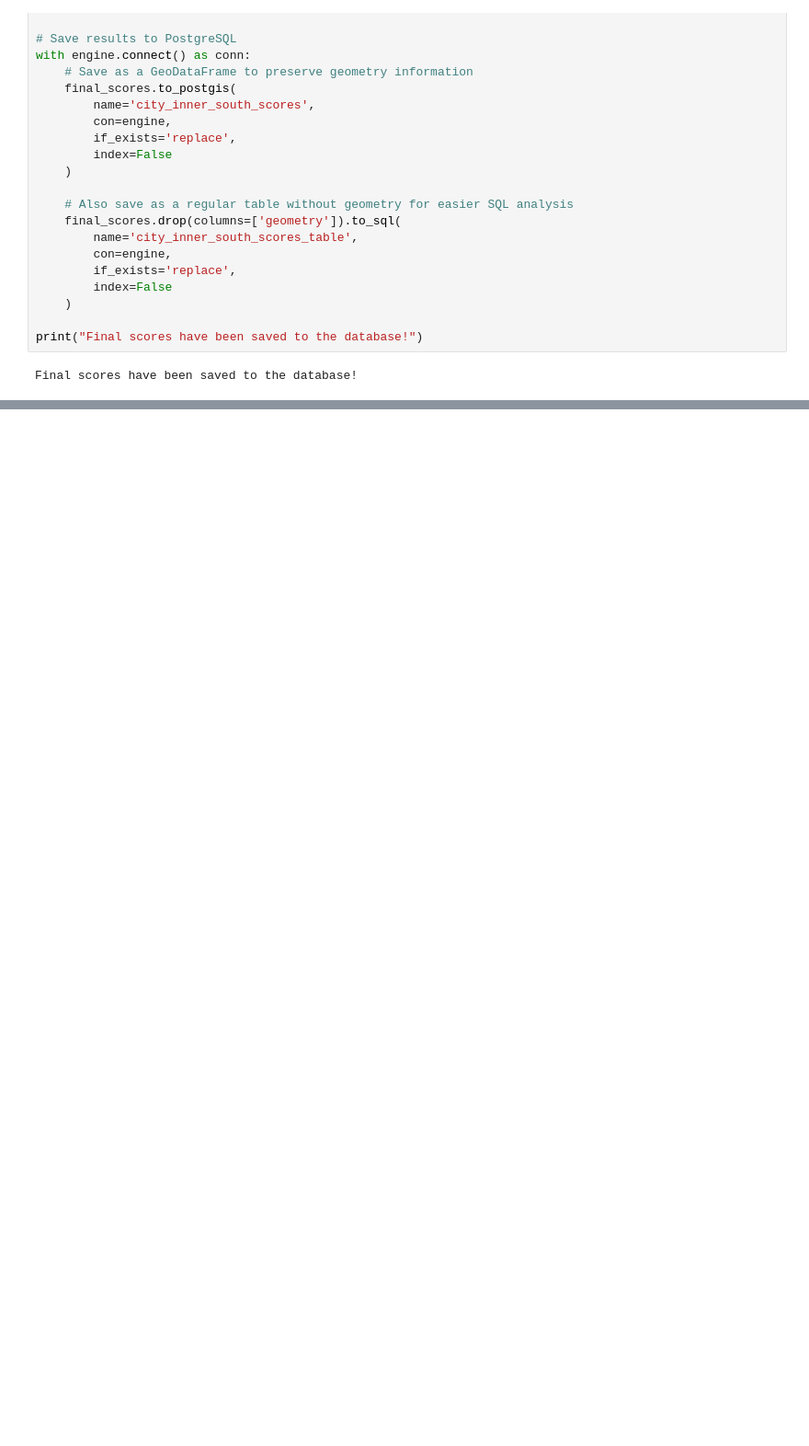
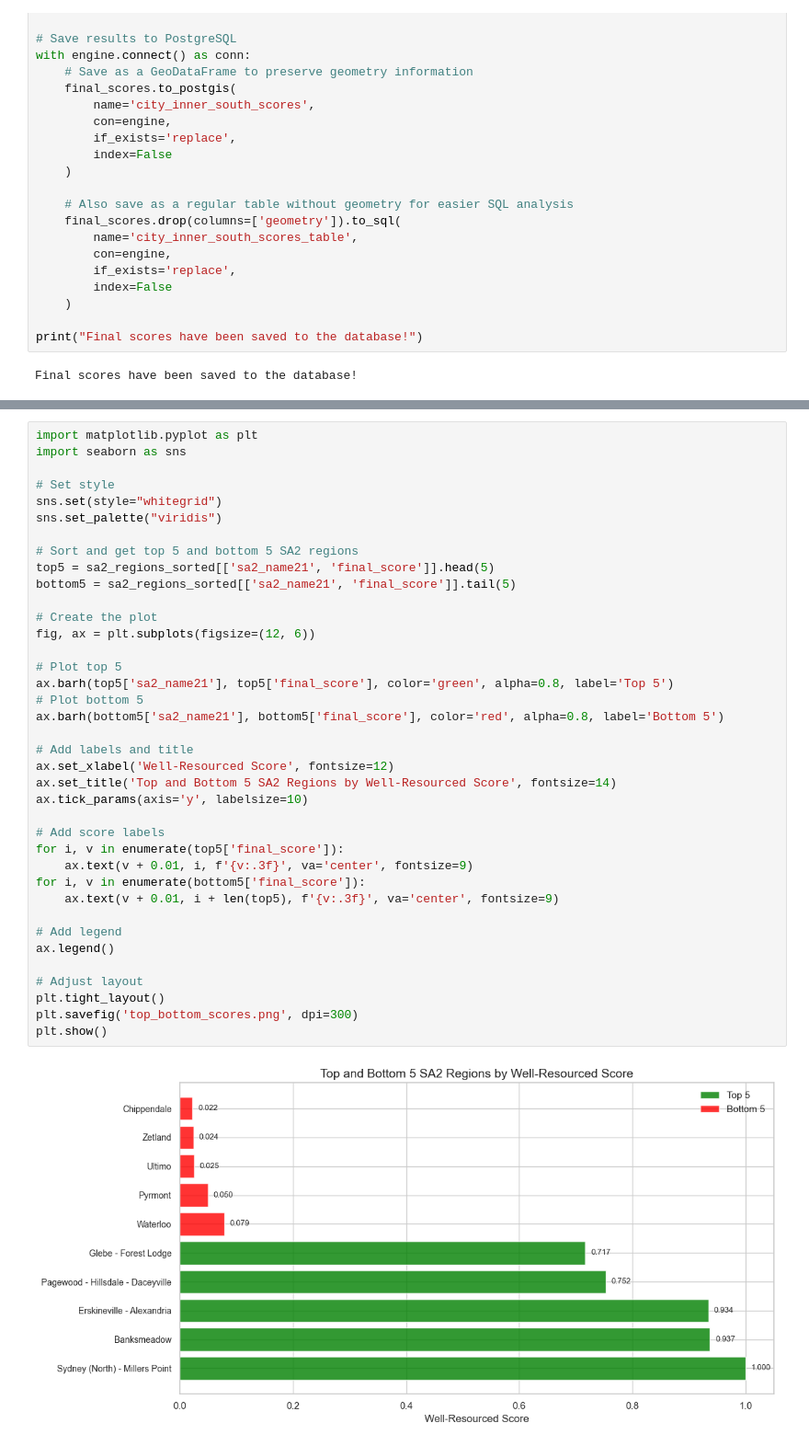
Before and after one commit to Katherine-Kong/DATA2001-A, a Jupyter notebook: lyj.ipynb, the cells around one changed output, grey strips where cells are left out. Shown at 92% size. Saved outputs shown, nothing was run; the diff lists cells and outputs as text; blank space fills up the shorter version.

```diff
--- a/lyj.ipynb
+++ b/lyj.ipynb
@@ -1378,0 +1538,40 @@ Final scores have been saved to the database!
+# %%
+import matplotlib.pyplot as plt
+import seaborn as sns
+
+# Set style
+sns.set(style="whitegrid")
+sns.set_palette("viridis")
+
+# Sort and get top 5 and bottom 5 SA2 regions
+top5 = sa2_regions_sorted[['sa2_name21', 'final_score']].head(5)
+bottom5 = sa2_regions_sorted[['sa2_name21', 'final_score']].tail(5)
+
+# Create the plot
+fig, ax = plt.subplots(figsize=(12, 6))
+
+# Plot top 5
+ax.barh(top5['sa2_name21'], top5['final_score'], color='green', alpha=0.8, label='Top 5')
+# Plot bottom 5
+ax.barh(bottom5['sa2_name21'], bottom5['final_score'], color='red', alpha=0.8, label='Bottom 5')
+
+# Add labels and title
+ax.set_xlabel('Well-Resourced Score', fontsize=12)
+ax.set_title('Top and Bottom 5 SA2 Regions by Well-Resourced Score', fontsize=14)
+ax.tick_params(axis='y', labelsize=10)
+
+# Add score labels
+for i, v in enumerate(top5['final_score']):
+    ax.text(v + 0.01, i, f'{v:.3f}', va='center', fontsize=9)
+for i, v in enumerate(bottom5['final_score']):
+    ax.text(v + 0.01, i + len(top5), f'{v:.3f}', va='center', fontsize=9)
+
+# Add legend
+ax.legend()
+
+# Adjust layout
+plt.tight_layout()
+plt.savefig('top_bottom_scores.png', dpi=300)
+plt.show()
+# %% [output]
+[figure, added]
```
Also changed, not shown: parts of 4 cells of this notebook.
